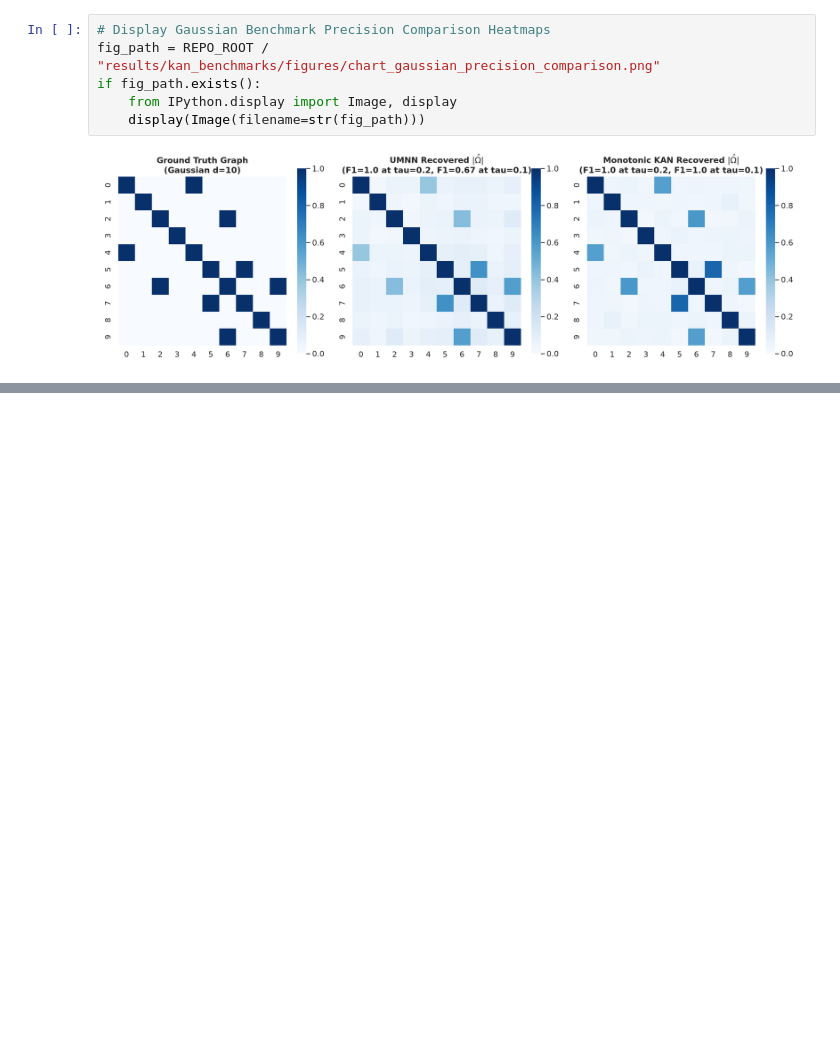
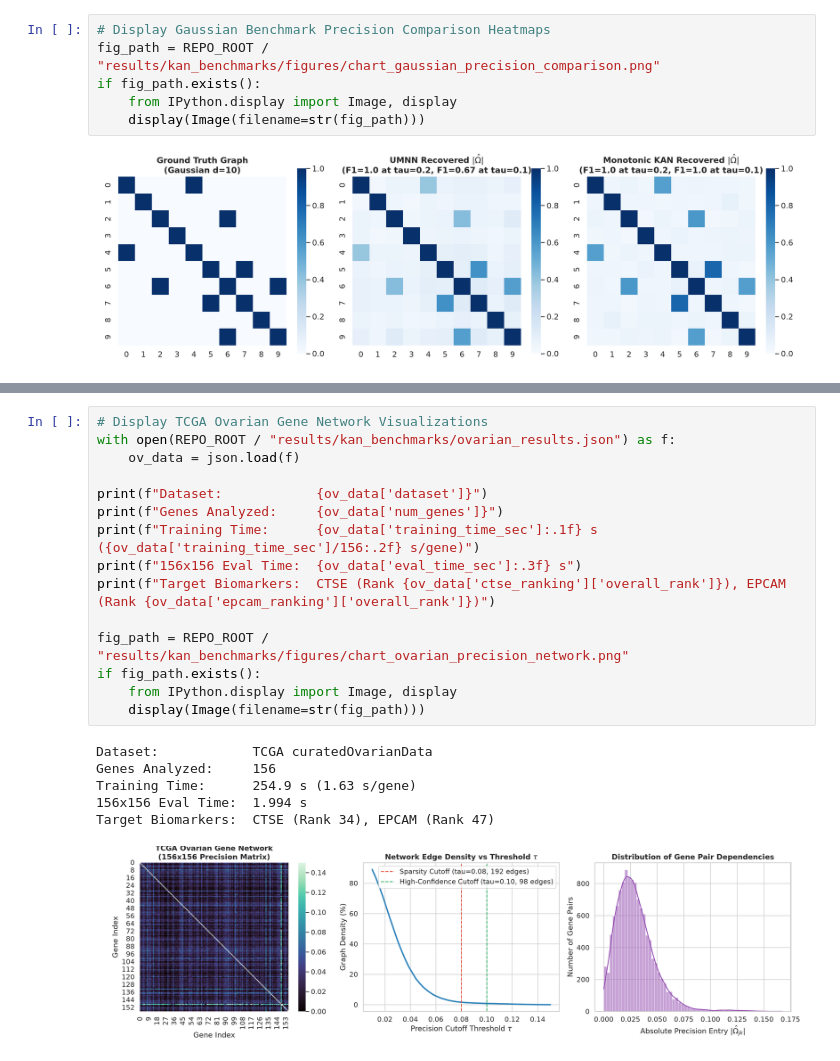
Before and after one commit to StefanoFochesatto/lsing_sw, a Jupyter notebook: notebooks/kan_transport_guide.ipynb, the cells around one changed output, grey strips where cells are left out. Cells and saved outputs as stored; diff of their text form; blank space fills up the shorter version.

```diff
--- a/notebooks/kan_transport_guide.ipynb
+++ b/notebooks/kan_transport_guide.ipynb
@@ -324,0 +449,22 @@ For full mathematical proofs, see `theory/kan_transport.tex` and `theory/kan_tra
+# %%
+# Display TCGA Ovarian Gene Network Visualizations
+with open(REPO_ROOT / "results/kan_benchmarks/ovarian_results.json") as f:
+    ov_data = json.load(f)
+
+print(f"Dataset:            {ov_data['dataset']}")
+print(f"Genes Analyzed:     {ov_data['num_genes']}")
+print(f"Training Time:      {ov_data['training_time_sec']:.1f} s ({ov_data['training_time_sec']/156:.2f} s/gene)")
+print(f"156x156 Eval Time:  {ov_data['eval_time_sec']:.3f} s")
+print(f"Target Biomarkers:  CTSE (Rank {ov_data['ctse_ranking']['overall_rank']}), EPCAM (Rank {ov_data['epcam_ranking']['overall_rank']})")
+
+fig_path = REPO_ROOT / "results/kan_benchmarks/figures/chart_ovarian_precision_network.png"
+if fig_path.exists():
+    from IPython.display import Image, display
+    display(Image(filename=str(fig_path)))
+# %% [output]
+Dataset:            TCGA curatedOvarianData
+Genes Analyzed:     156
+Training Time:      254.9 s (1.63 s/gene)
+156x156 Eval Time:  1.994 s
+Target Biomarkers:  CTSE (Rank 34), EPCAM (Rank 47)
+[figure, added]
```
Also changed, not shown: parts of 22 cells of this notebook, 6 other files.
